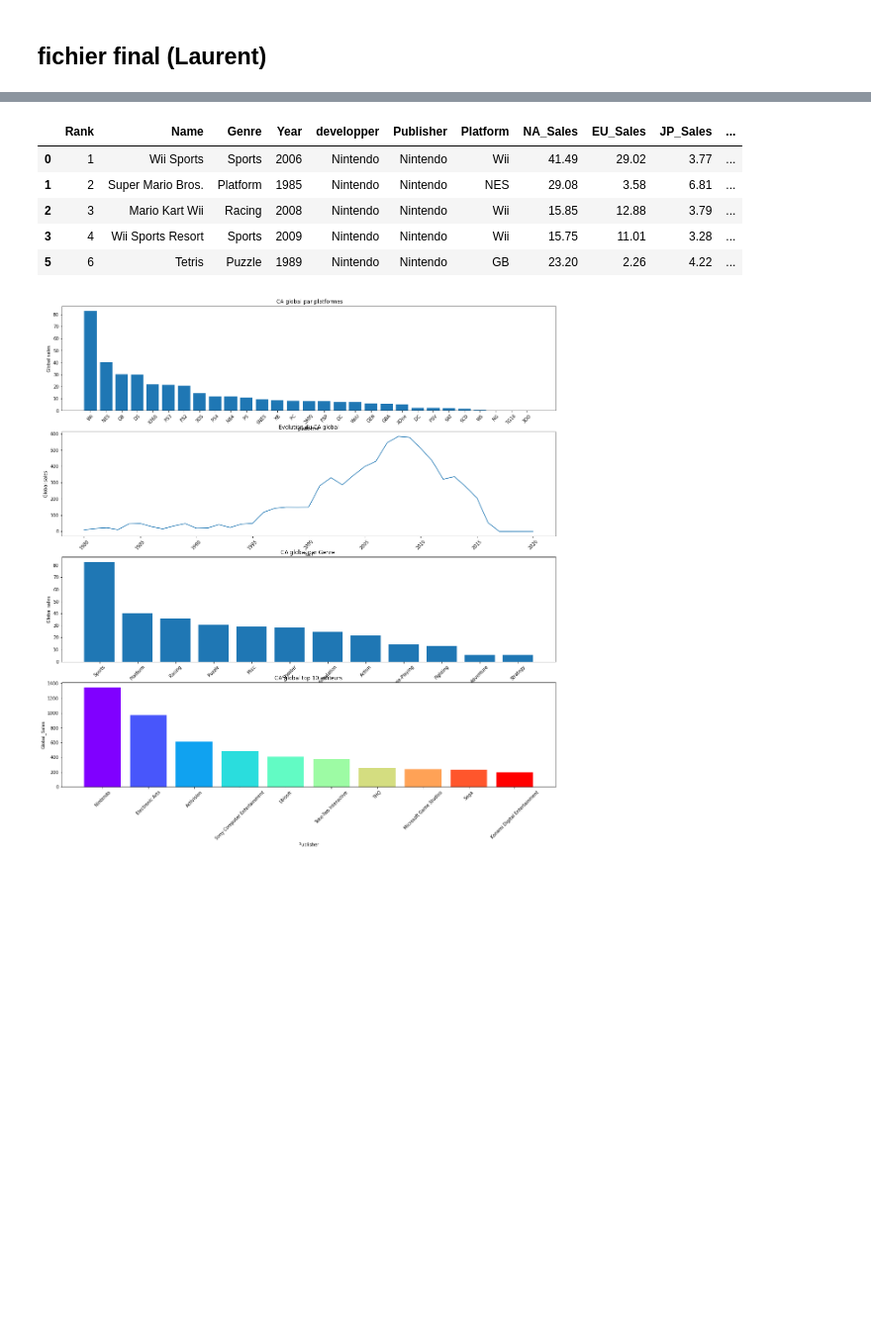
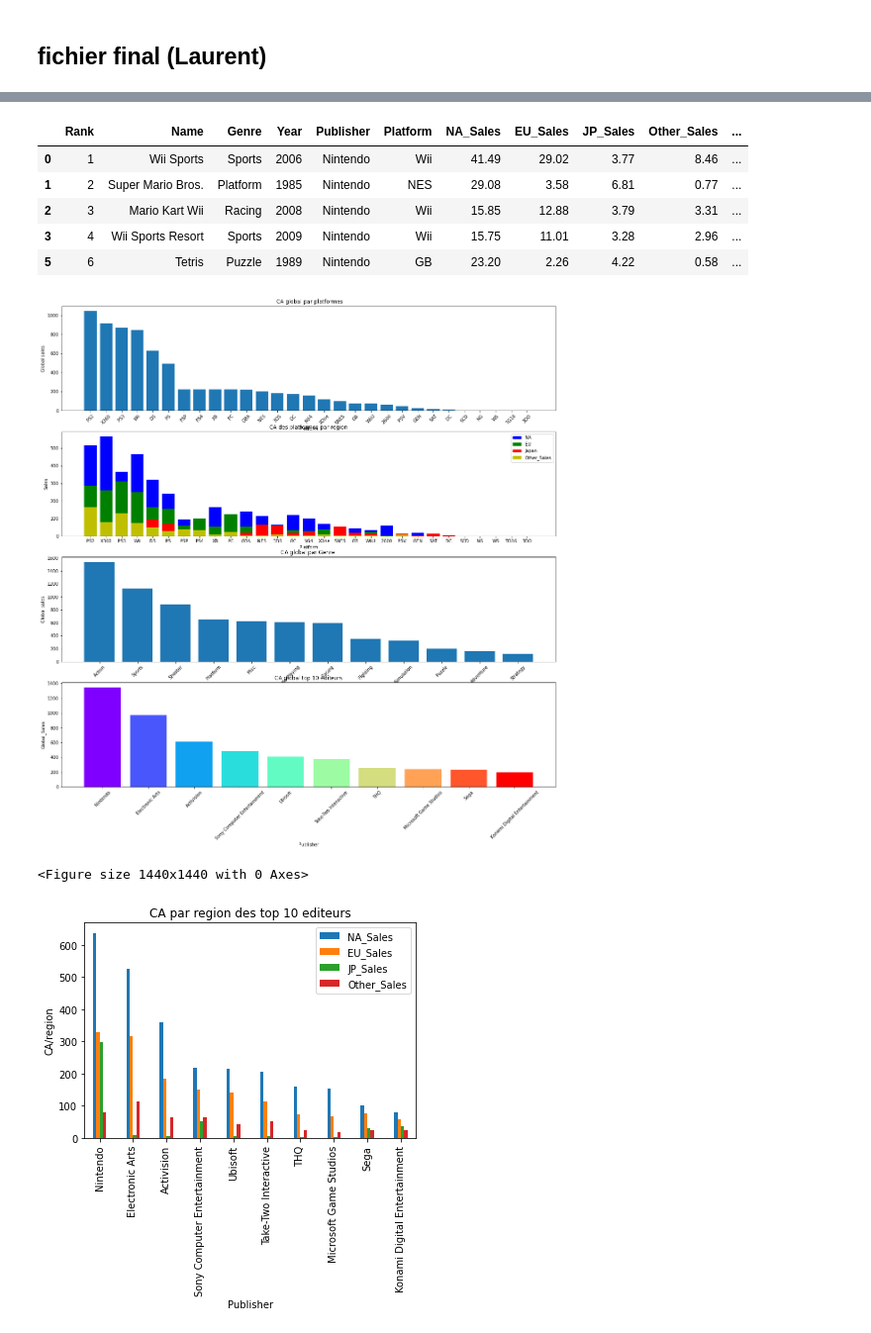
Before and after one commit to Pascal-Thai/GamingSales, a Jupyter notebook: projet gaming_final.ipynb, the cells around one changed output, grey strips where cells are left out. Shown: that part at 99% size. Saved outputs shown, nothing was run; the diff lists cells and outputs as text; code cells hidden in the pictures; blank space fills up the shorter version.

```diff
--- a/projet gaming_final.ipynb
+++ b/projet gaming_final.ipynb
@@ -98,12 +121,12 @@ df['nb_critic']=df['nb_critic'].astype(int)
 
 '''supprimer les colonnes dont on a plus besoin:'''
 df.drop(['top','metascorewrap','userscorewrap','nbvotes','nbratings', 'description',
-        'gamename','same_game','userscorewrap2','metascorewrap2'], axis=1, inplace=True)
+        'gamename','same_game','userscorewrap2','metascorewrap2','developper'], axis=1, inplace=True)
 
 
 
 '''reorganisation df '''
-df = df[['Rank', 'Name', 'Genre', 'Year','developper','Publisher','Platform','NA_Sales',
+df = df[['Rank', 'Name', 'Genre', 'Year','Publisher','Platform','NA_Sales',
       'EU_Sales', 'JP_Sales', 'Other_Sales', 'Global_Sales','ratings','nb_votes', 'metascore'
          ,'nb_critic']]
 
@@ -112,45 +135,64 @@ df = df.rename(columns = {'ratings':'userNote','nb_votes':'userNbVote','metascor
 
 df.head()
 # %% [output]
-|  | Rank | Name | Genre | Year | developper | Publisher | Platform | NA_Sales | EU_Sales | JP_Sales | ... |
-| 0 | 1 | Wii Sports | Sports | 2006 | Nintendo | Nintendo | Wii | 41.49 | 29.02 | 3.77 | ... |
-| 1 | 2 | Super Mario Bros. | Platform | 1985 | Nintendo | Nintendo | NES | 29.08 | 3.58 | 6.81 | ... |
-| 2 | 3 | Mario Kart Wii | Racing | 2008 | Nintendo | Nintendo | Wii | 15.85 | 12.88 | 3.79 | ... |
-| 3 | 4 | Wii Sports Resort | Sports | 2009 | Nintendo | Nintendo | Wii | 15.75 | 11.01 | 3.28 | ... |
-| 5 | 6 | Tetris | Puzzle | 1989 | Nintendo | Nintendo | GB | 23.20 | 2.26 | 4.22 | ... |
+|  | Rank | Name | Genre | Year | Publisher | Platform | NA_Sales | EU_Sales | JP_Sales | Other_Sales | ... |
+| 0 | 1 | Wii Sports | Sports | 2006 | Nintendo | Wii | 41.49 | 29.02 | 3.77 | 8.46 | ... |
+| 1 | 2 | Super Mario Bros. | Platform | 1985 | Nintendo | NES | 29.08 | 3.58 | 6.81 | 0.77 | ... |
+| 2 | 3 | Mario Kart Wii | Racing | 2008 | Nintendo | Wii | 15.85 | 12.88 | 3.79 | 3.31 | ... |
+| 3 | 4 | Wii Sports Resort | Sports | 2009 | Nintendo | Wii | 15.75 | 11.01 | 3.28 | 2.96 | ... |
+| 5 | 6 | Tetris | Puzzle | 1989 | Nintendo | GB | 23.20 | 2.26 | 4.22 | 0.58 | ... |
 # %%
 # CA par platforme: platforme la plus utilisée
 plt.figure(figsize=(20,20))
 plt.subplot(4,1,1)
-plt.bar(df['Platform'], df['Global_Sales'])
-plt.xlabel('platforme')
+df_plf_glo=df.groupby('Platform', as_index = False).agg({'Global_Sales':'sum'}).sort_values(by='Global_Sales', ascending=False)
+plt.bar(df_plf_glo['Platform'], df_plf_glo['Global_Sales'])
+plt.xlabel('Platform')
 plt.ylabel('Global sales')
 plt.xticks(rotation = '45')
 plt.title(' CA global par platformes');
 
 plt.subplot(4,1,2)
-df_group=df.groupby('Year',as_index = False).agg({'Global_Sales':'sum'})
-df_ca = df_group[df_group['Year']>1800]
-plt.plot(df_ca['Year'], df_ca['Global_Sales'])
-plt.xlabel('Year')
-plt.ylabel('Global sales')
-plt.xticks(rotation = '45')
-plt.title('Evolution du CA global');
+df_reg_pla = df.groupby('Platform', as_index = False).agg({'NA_Sales':'sum','EU_Sales':'sum'
+                                                           ,'JP_Sales':'sum','Other_Sales':'sum'
+                                                          ,'Global_Sales':'sum'}).sort_values('Global_Sales', ascending=False)
+plt.bar(df_reg_pla['Platform'],df_reg_pla['NA_Sales'], color='blue',label='NA')
+plt.bar(df_reg_pla['Platform'],df_reg_pla['EU_Sales'], color='green',label='EU')
+plt.bar(df_reg_pla['Platform'],df_reg_pla['JP_Sales'], color='r',label='Japan')
+plt.bar(df_reg_pla['Platform'],df_reg_pla['Other_Sales'], color='y',label='Other_Sales')
+plt.xlabel('Platform')
+plt.ylabel('Sales')
+plt.title('CA des platformes par region')
+plt.legend()
 
 plt.subplot(4,1,3)
-plt.bar(df['Genre'], df['Global_Sales'])
+df_gen_glo = df.groupby('Genre', as_index = False).agg({'Global_Sales':'sum'}).sort_values('Global_Sales', ascending=False)
+plt.bar(df_gen_glo['Genre'], df_gen_glo['Global_Sales'])
 plt.xlabel('Genre')
 plt.ylabel('Global sales')
 plt.xticks(rotation = '45')
 plt.title('CA global par Genre ');
 
 plt.subplot(4,1,4)
 df_group2=df.groupby('Publisher',as_index = False).agg({'Global_Sales':'sum'})
 top10 = df_group2.sort_values('Global_Sales', ascending = False).head(10)
 plt.bar(top10['Publisher'], top10['Global_Sales'],color = cm.rainbow(np.linspace(0, 1, len(top10))))
 plt.xlabel('Publisher')
 plt.ylabel('Global_Sales')
 plt.xticks(rotation = '45')
 plt.title("CA global top 10 editeurs");
+
+
+plt.figure(figsize=(20,20))
+df_reg_publi = df.groupby(df['Publisher'], as_index = False).agg({'NA_Sales':'sum','EU_Sales':'sum'
+            ,'JP_Sales':'sum','Other_Sales':'sum','Global_Sales':'sum'}).sort_values('Global_Sales'
+             , ascending=False).head(10)
+df_reg_publi.plot.bar(x ='Publisher',y =['NA_Sales','EU_Sales','JP_Sales','Other_Sales'],stacked=False, width=0.4)
+plt.xticks(rotation = '90')
+plt.xlabel('Publisher')
+plt.ylabel('CA/region')
+plt.title("CA par region des top 10 editeurs");
 # %% [output]
-[figure, old version]
+[figure, new version]
+<Figure size 1440x1440 with 0 Axes>
+[figure, added]
```
Also changed, not shown: parts of 6 cells of this notebook, 3 other files.
